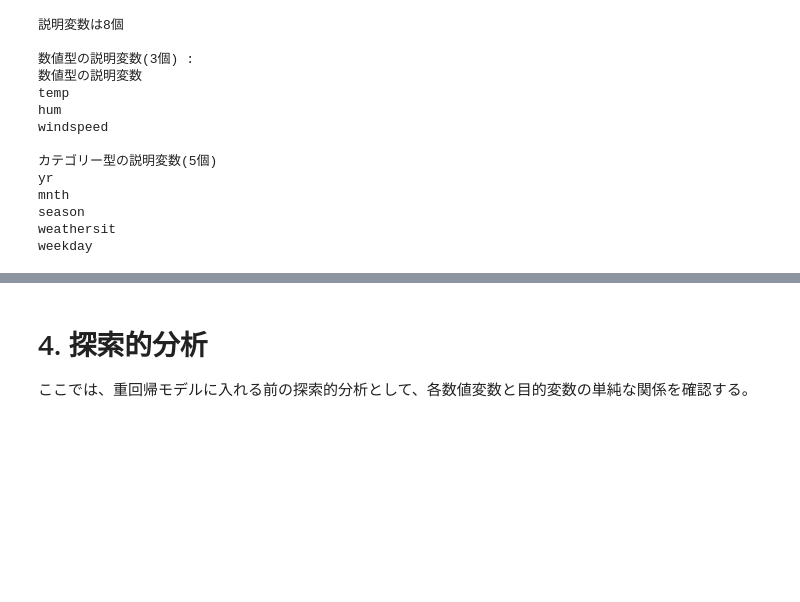
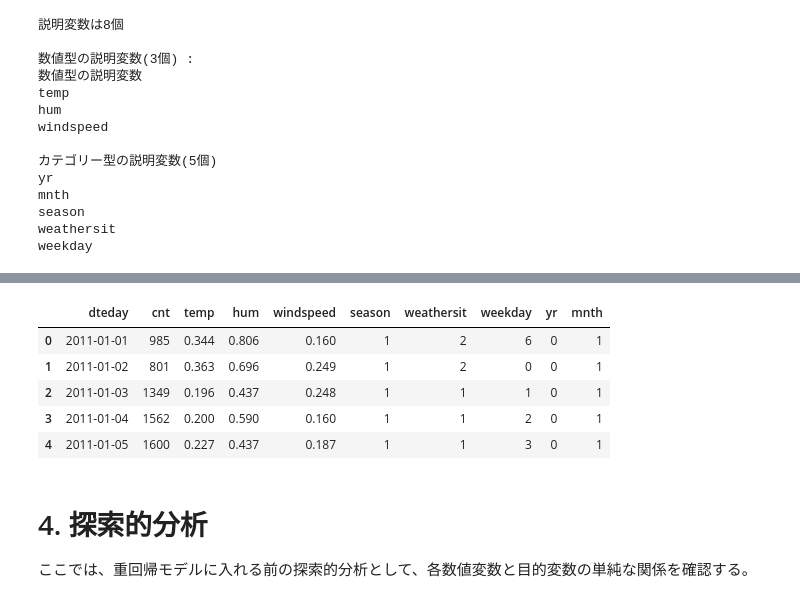
Before and after one commit to oy0415/bike-sharing-linear-regression, a Jupyter notebook: notebooks/02_multiple_linear_regression.ipynb.ipynb, the cells around one changed output, grey strips where cells are left out. Cells and saved outputs as stored; diff of their text form; code cells hidden in the pictures; blank space fills up the shorter version.

```diff
--- a/notebooks/02_multiple_linear_regression.ipynb.ipynb
+++ b/notebooks/02_multiple_linear_regression.ipynb.ipynb
@@ -131,3 +148,28 @@ weekday
+# %%
+model_df = pd.read_sql("""
+SELECT
+    dteday,
+    cnt,
+    temp,
+    hum,
+    windspeed,
+    season,
+    weathersit,
+    weekday,
+    yr,
+    mnth
+FROM day
+ORDER BY dteday
+""", conn)
+
+model_df.head()
+# %% [output]
+|  | dteday | cnt | temp | hum | windspeed | season | weathersit | weekday | yr | mnth |
+| 0 | 2011-01-01 | 985 | 0.344 | 0.806 | 0.160 | 1 | 2 | 6 | 0 | 1 |
+| 1 | 2011-01-02 | 801 | 0.363 | 0.696 | 0.249 | 1 | 2 | 0 | 0 | 1 |
+| 2 | 2011-01-03 | 1349 | 0.196 | 0.437 | 0.248 | 1 | 1 | 1 | 0 | 1 |
+| 3 | 2011-01-04 | 1562 | 0.200 | 0.590 | 0.160 | 1 | 1 | 2 | 0 | 1 |
+| 4 | 2011-01-05 | 1600 | 0.227 | 0.437 | 0.187 | 1 | 1 | 3 | 0 | 1 |
 # %% [markdown]
 # 4. 探索的分析
 ここでは、重回帰モデルに入れる前の探索的分析として、各数値変数と目的変数の単純な関係を確認する。
```
Also changed, not shown: parts of 7 cells of this notebook, 1 other file.
